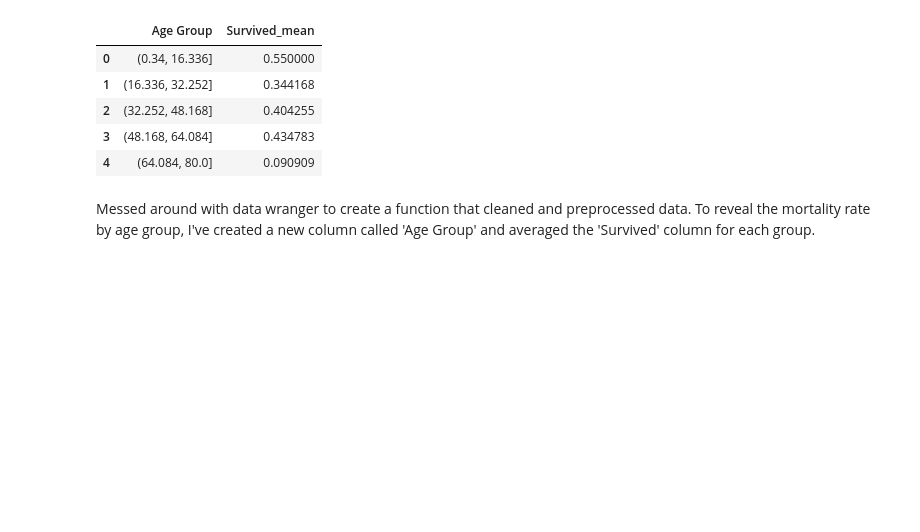
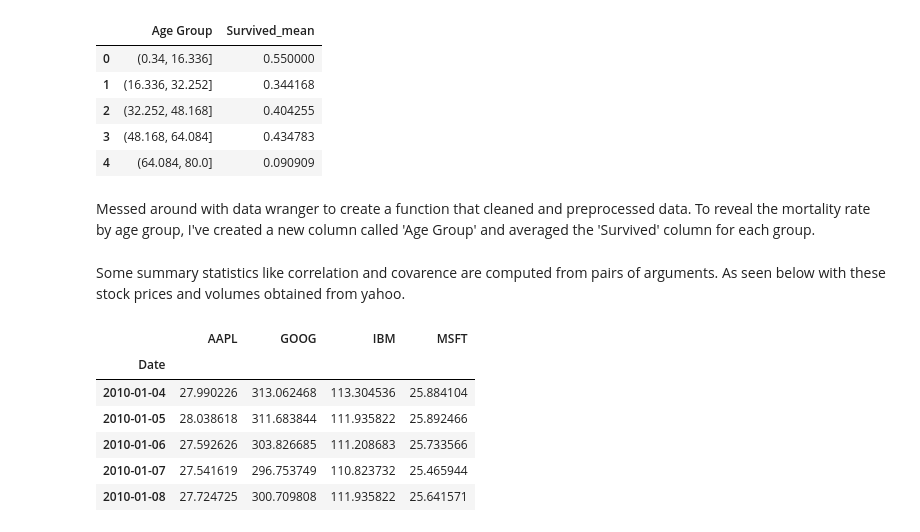
Before and after one commit to teddyvere/McKinneyBook, a Jupyter notebook: Chapter5/Starter.ipynb, the cells around one changed output. Saved outputs shown, nothing was run; the diff lists cells and outputs as text; code cells hidden in the pictures; blank space fills up the shorter version.

Commit message:
correlation

```diff
--- a/Chapter5/Starter.ipynb
+++ b/Chapter5/Starter.ipynb
@@ -381,3 +381,19 @@ Messed around with data wranger to create a function that cleaned and preprocess
 To reveal the mortality rate by age group, I've created a new column called 'Age Group' and averaged the 'Survived' column for each group.
 # %%
 clean_data(titanic_train.copy()).to_csv('titanic_age_survival.csv')
+# %% [markdown]
+Some summary statistics like correlation and covarence are computed from pairs of arguments.
+As seen below with these stock prices and volumes obtained from yahoo.
+# %%
+price = pd.read_pickle('yahoo/yahoo_price.pkl')
+volume = pd.read_pickle('yahoo/yahoo_volume.pkl')
+
+price.head()
+# %% [output]
+|  | AAPL | GOOG | IBM | MSFT |
+| Date |  |  |  |  |
+| 2010-01-04 | 27.990226 | 313.062468 | 113.304536 | 25.884104 |
+| 2010-01-05 | 28.038618 | 311.683844 | 111.935822 | 25.892466 |
+| 2010-01-06 | 27.592626 | 303.826685 | 111.208683 | 25.733566 |
+| 2010-01-07 | 27.541619 | 296.753749 | 110.823732 | 25.465944 |
+| 2010-01-08 | 27.724725 | 300.709808 | 111.935822 | 25.641571 |
```
Also changed, not shown: parts of 14 cells of this notebook, 3 other files.
